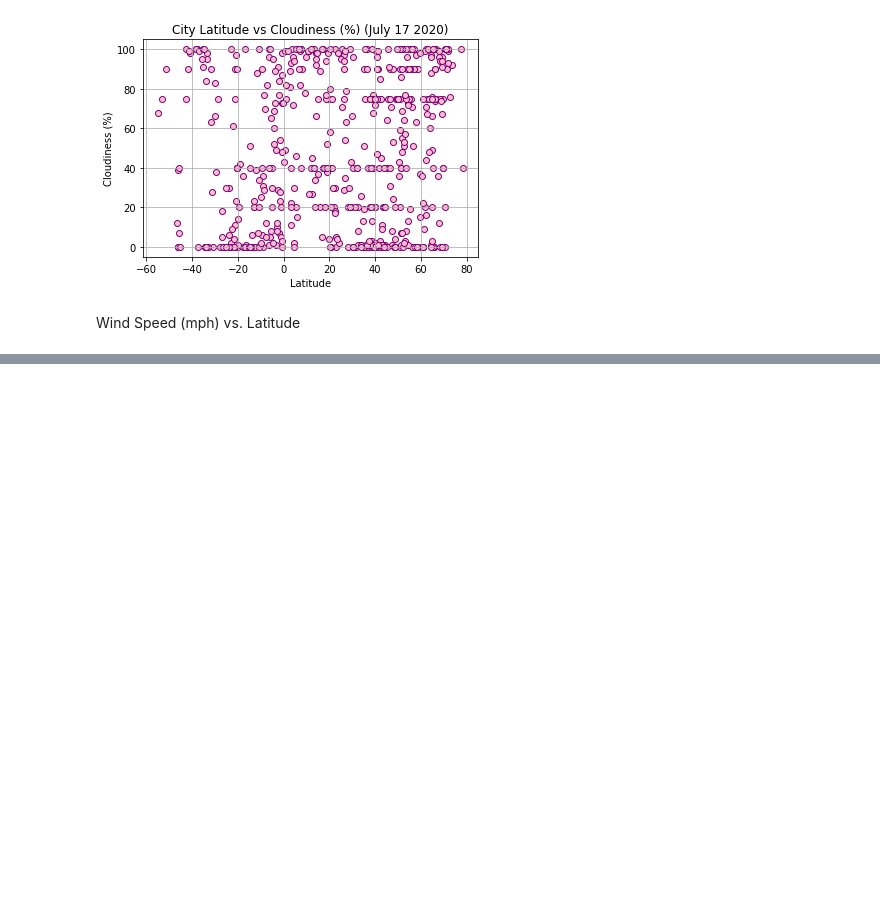
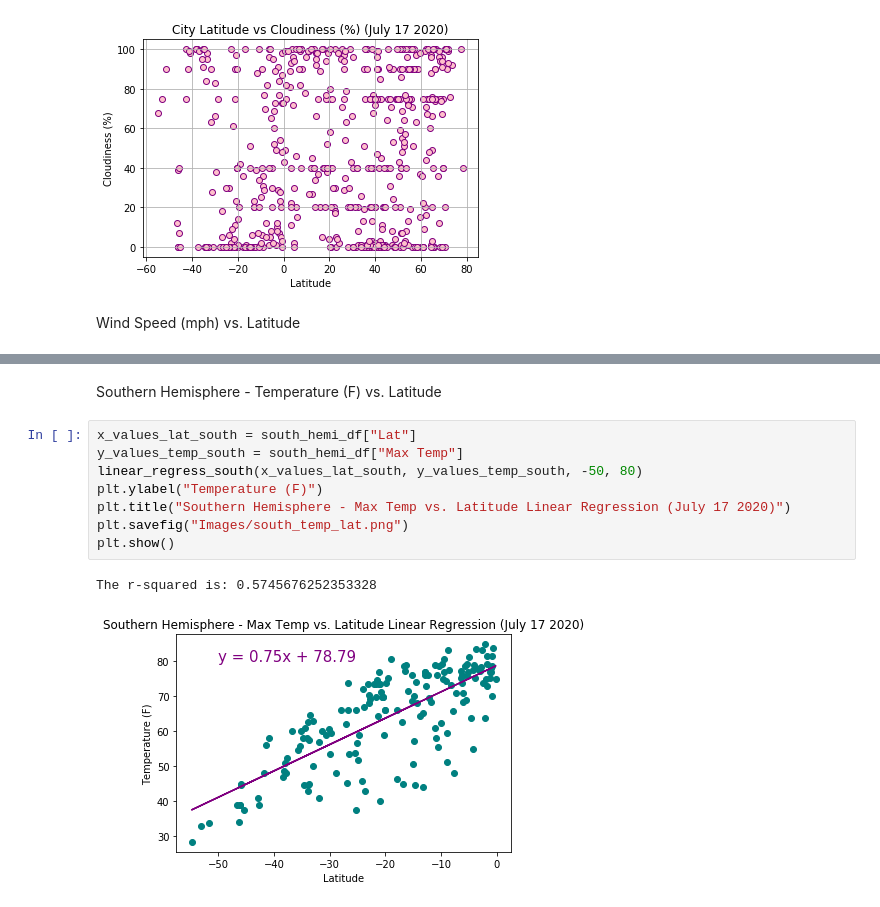
Before and after one commit to alissavokes/python-api-challenge, a Jupyter notebook: WeatherPy/WeatherPy.ipynb, the cells around one changed output, grey strips where cells are left out. Saved outputs shown, nothing was run; the diff lists cells and outputs as text; blank space fills up the shorter version.

```diff
--- a/WeatherPy/WeatherPy.ipynb
+++ b/WeatherPy/WeatherPy.ipynb
@@ -204,0 +241,13 @@ plt.show()
+# %% [markdown]
+Southern Hemisphere - Temperature (F) vs. Latitude
+# %%
+x_values_lat_south = south_hemi_df["Lat"]
+y_values_temp_south = south_hemi_df["Max Temp"]
+linear_regress_south(x_values_lat_south, y_values_temp_south, -50, 80)
+plt.ylabel("Temperature (F)")
+plt.title("Southern Hemisphere - Max Temp vs. Latitude Linear Regression (July 17 2020)")
+plt.savefig("Images/south_temp_lat.png")
+plt.show()
+# %% [output]
+The r-squared is: 0.5745676252353328
+[figure, added]
```
Also changed, not shown: parts of 20 cells of this notebook.
